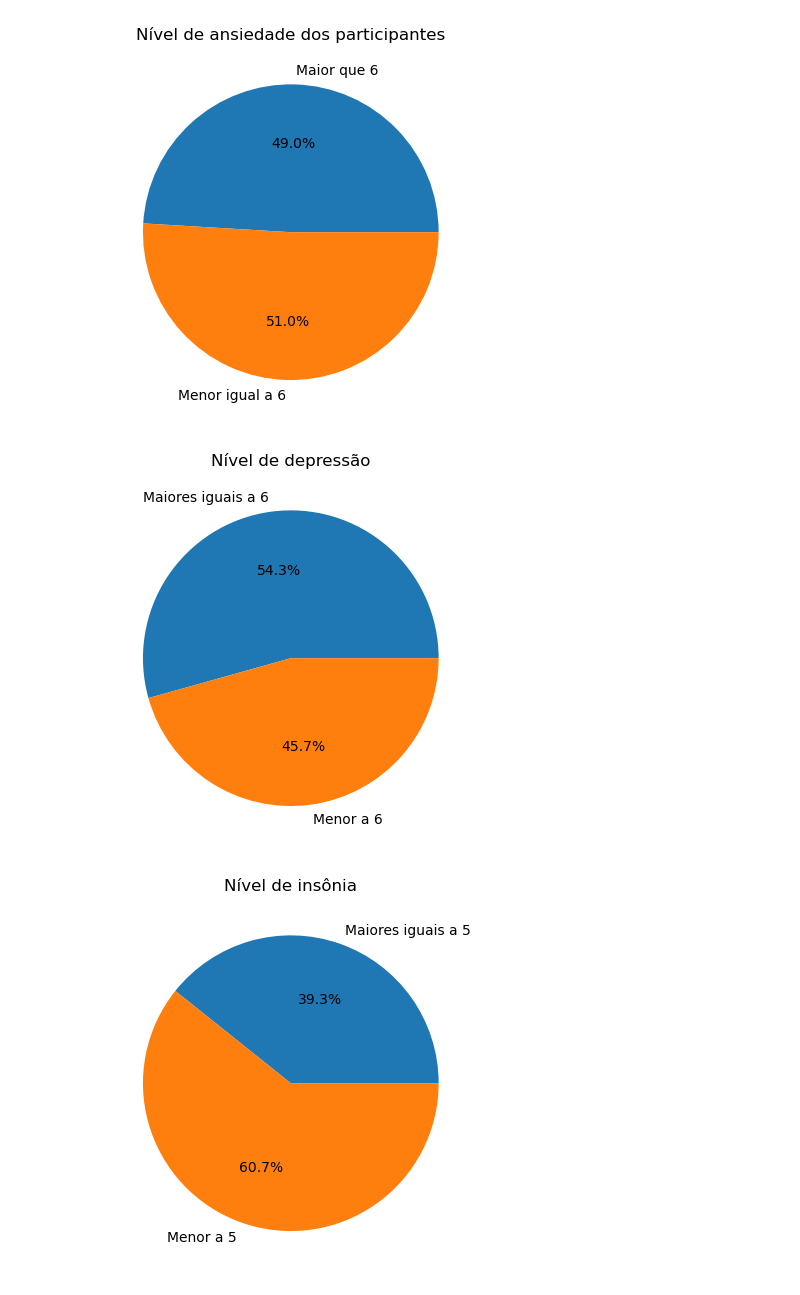
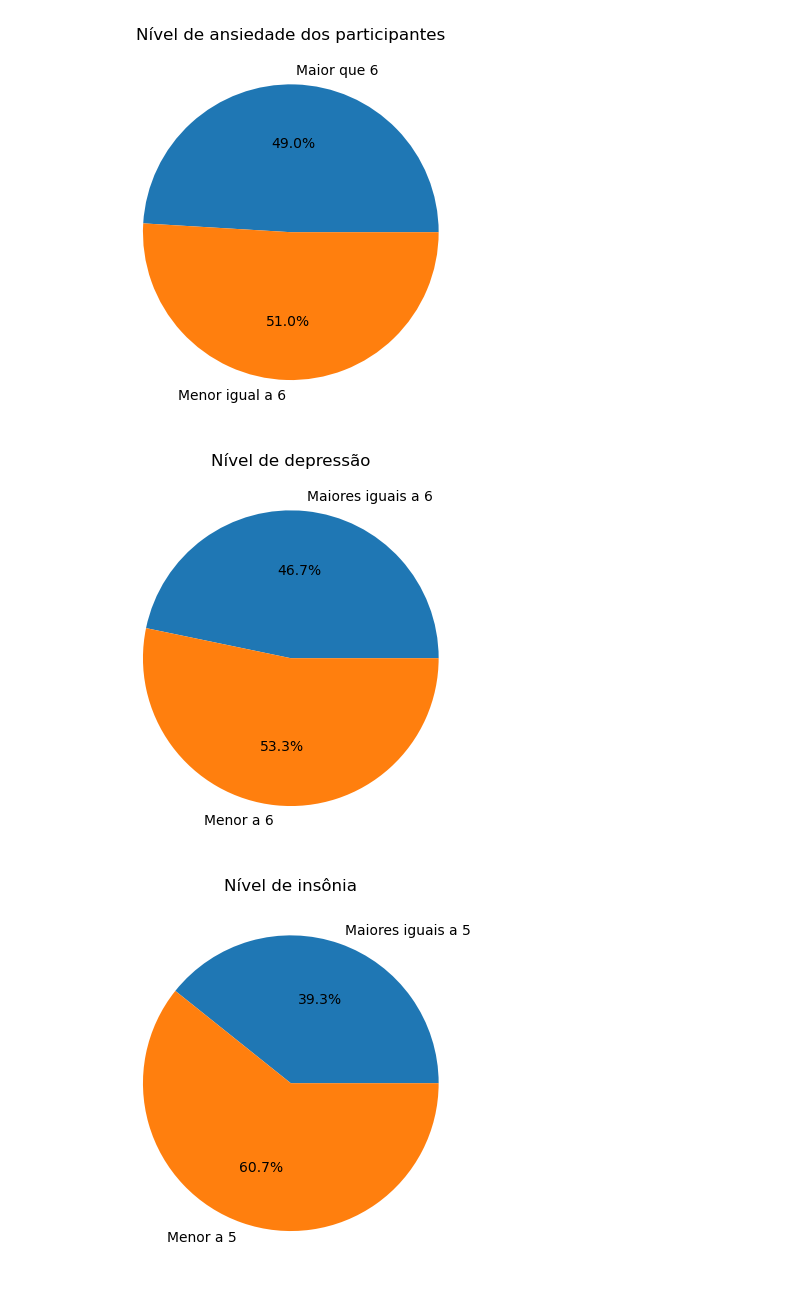
Before and after one commit to pcmoraesmenezes/Exploring-Correlations-Between-Musical-Preferences-and-Mental-Health-A-Machine-Learning-Approach, a Jupyter notebook: código/main.ipynb, the cells around one changed output. Cells and saved outputs as stored; diff of their text form; code cells hidden in the pictures.

Commit message:
:sparkles: feat: Making some visualization about depression

```diff
--- a/código/main.ipynb
+++ b/código/main.ipynb
@@ -48,17 +48,17 @@ plt.title('Nível de ansiedade dos participantes')
 Text(0.5, 1.0, 'Nível de ansiedade dos participantes')
 [figure]
 # %%
-nivel_de_depressao_sup = DATA_FRAME[DATA_FRAME['Depression'] >=5].shape[0]
+nivel_de_depressao_sup = DATA_FRAME[DATA_FRAME['Depression'] >=6].shape[0]
 
-nivel_de_depressao_inf = DATA_FRAME[DATA_FRAME['Depression'] < 5].shape[0]
+nivel_de_depressao_inf = DATA_FRAME[DATA_FRAME['Depression'] < 6].shape[0]
 
 plt.pie([nivel_de_depressao_sup, nivel_de_depressao_inf], labels=['Maiores iguais a 6', 'Menor a 6'], autopct='%1.1f%%')
 
 plt.title('Nível de depressão')
 
 plt.show()
 # %% [output]
-[figure, old version]
+[figure, new version]
 # %%
 nivel_de_insonia_sup = DATA_FRAME[DATA_FRAME['Insomnia'] >= 5].shape[0]
 
```
Also changed, not shown: parts of 2 cells of this notebook.
